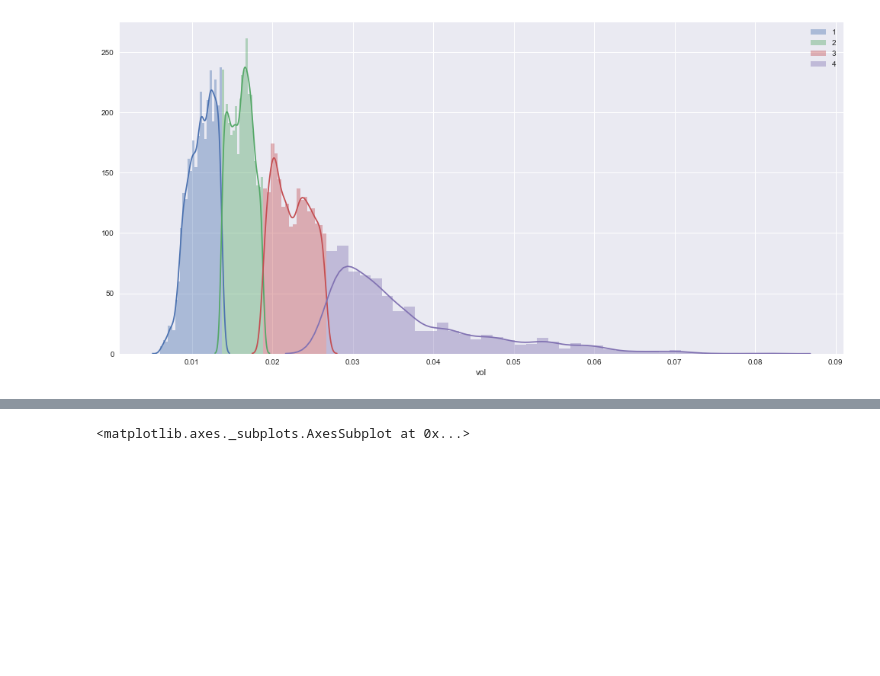
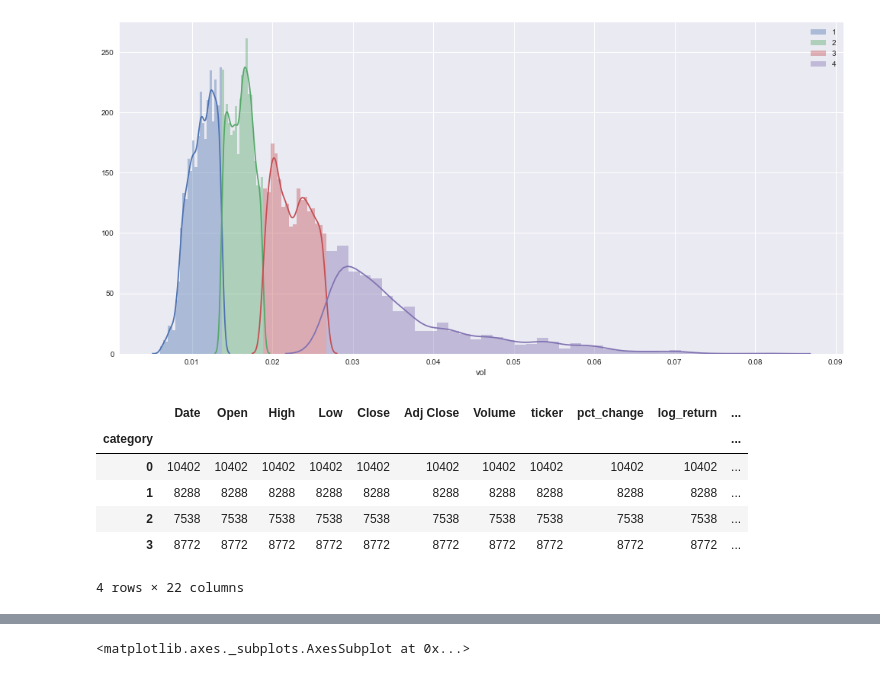
Before and after one commit to bglick13/Bayesian-Stock-Models, a Jupyter notebook: Vol adjusted pooling - momentum.ipynb, the cells around one changed output, grey strips where cells are left out. Cells and saved outputs as stored; diff of their text form; code cells hidden in the pictures; blank space fills up the shorter version.

```diff
--- a/Vol adjusted pooling - momentum.ipynb
+++ b/Vol adjusted pooling - momentum.ipynb
@@ -255,5 +357,15 @@ plt.legend(legend)
 # %% [output]
 <matplotlib.legend.Legend at 0x...>
 [figure]
+# %%
+train.groupby('category').count()
+# %% [output]
+|  | Date | Open | High | Low | Close | Adj Close | Volume | ticker | pct_change | log_return | ... |
+| category |  |  |  |  |  |  |  |  |  |  | ... |
+| 0 | 10402 | 10402 | 10402 | 10402 | 10402 | 10402 | 10402 | 10402 | 10402 | 10402 | ... |
+| 1 | 8288 | 8288 | 8288 | 8288 | 8288 | 8288 | 8288 | 8288 | 8288 | 8288 | ... |
+| 2 | 7538 | 7538 | 7538 | 7538 | 7538 | 7538 | 7538 | 7538 | 7538 | 7538 | ... |
+| 3 | 8772 | 8772 | 8772 | 8772 | 8772 | 8772 | 8772 | 8772 | 8772 | 8772 | ... |
+4 rows × 22 columns
 # %%
 prices, combined = build_prices_dfs(tickers, 4)
```
Also changed, not shown: parts of 20 cells of this notebook, 9 other files.
